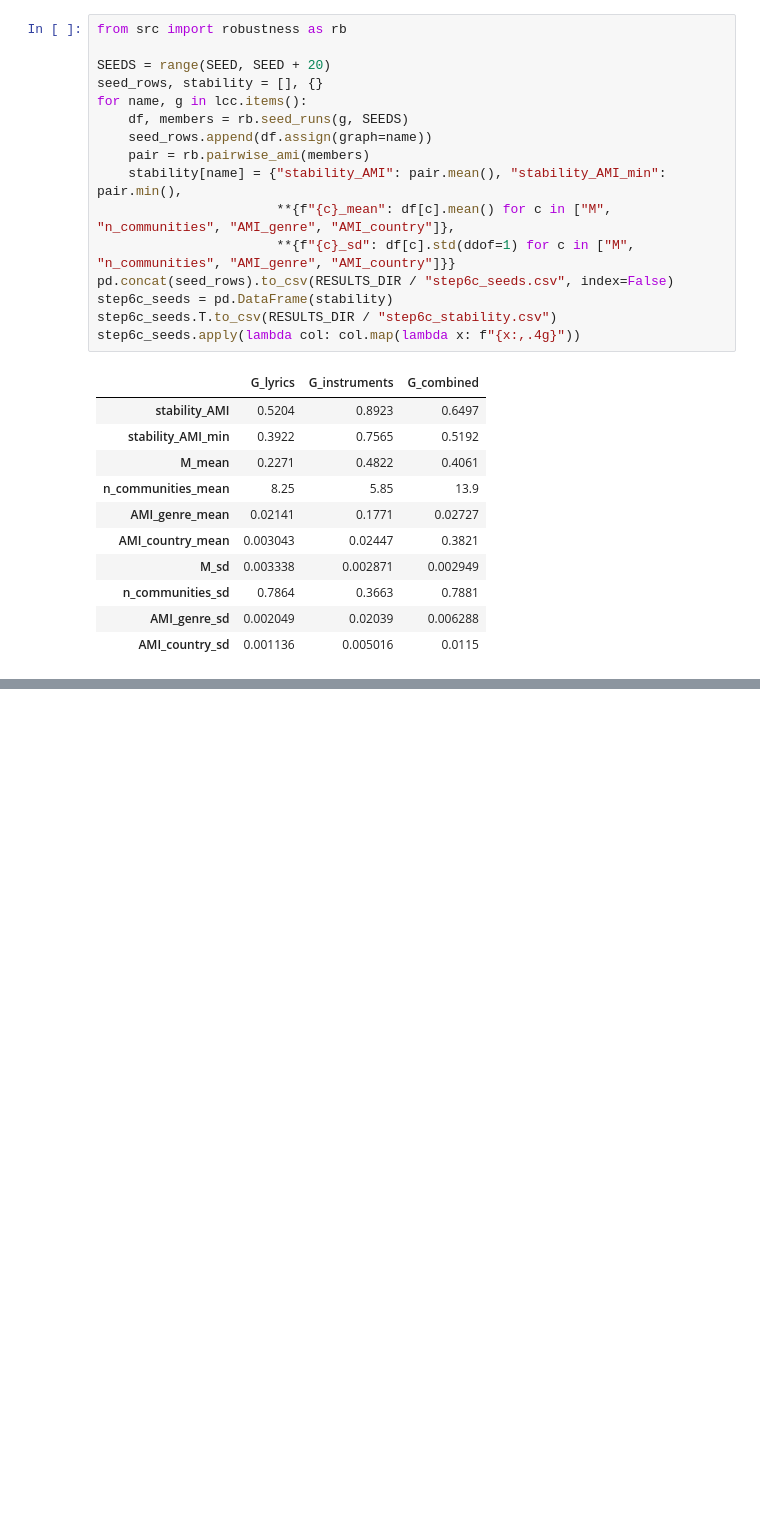
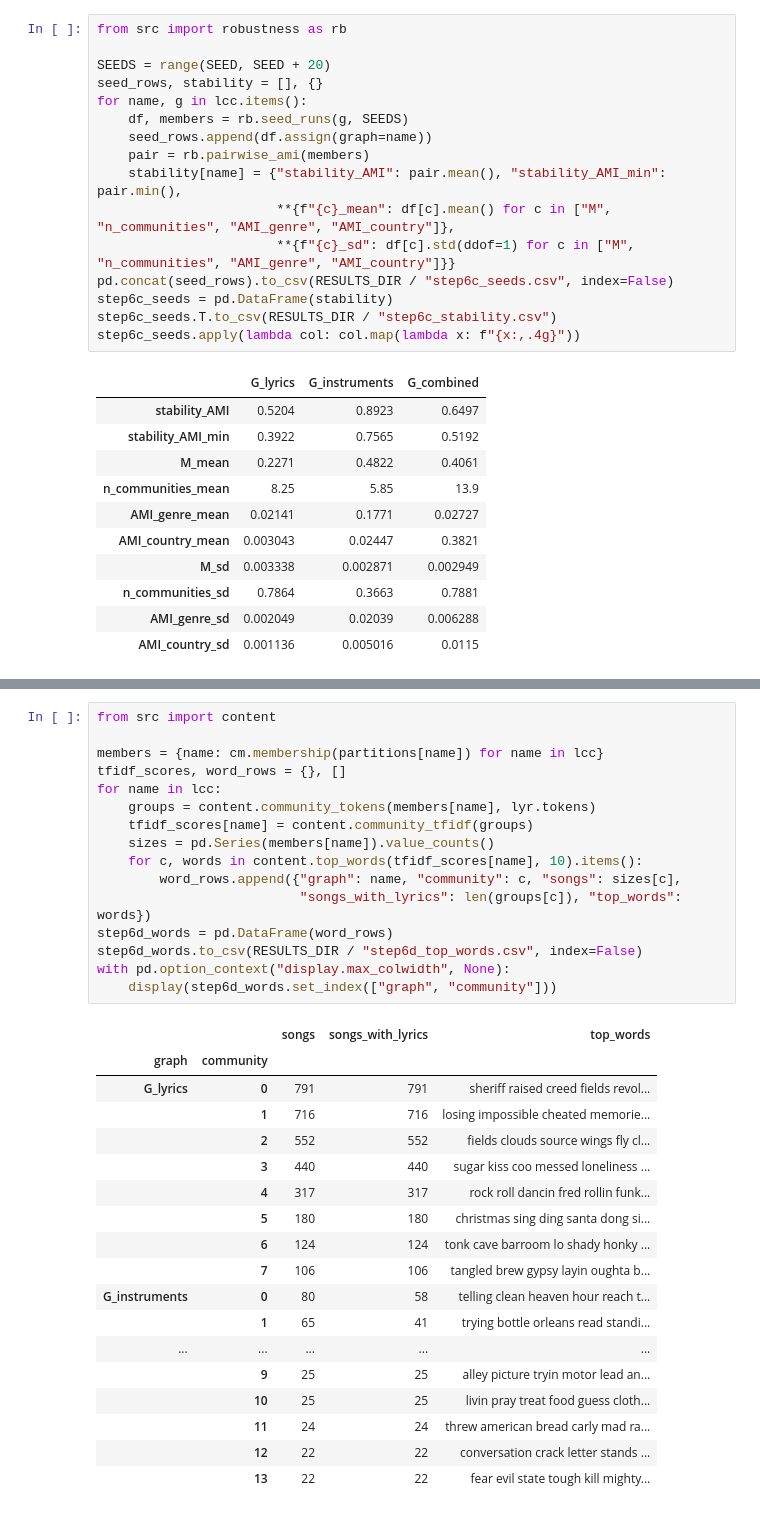
Before and after one commit to CRisager/SocialGraphs_FinalProject, a Jupyter notebook: notebooks/analysis.ipynb, the cells around one changed output, grey strips where cells are left out. Drawn from its saved outputs; the diff is of its cells as text; blank space fills up the shorter version.

```diff
--- a/notebooks/analysis.ipynb
+++ b/notebooks/analysis.ipynb
@@ -682,0 +691,35 @@ step6c_country.set_index("country_weight").apply(lambda col: col.map(lambda x: f
+# %%
+from src import content
+
+members = {name: cm.membership(partitions[name]) for name in lcc}
+tfidf_scores, word_rows = {}, []
+for name in lcc:
+    groups = content.community_tokens(members[name], lyr.tokens)
+    tfidf_scores[name] = content.community_tfidf(groups)
+    sizes = pd.Series(members[name]).value_counts()
+    for c, words in content.top_words(tfidf_scores[name], 10).items():
+        word_rows.append({"graph": name, "community": c, "songs": sizes[c],
+                          "songs_with_lyrics": len(groups[c]), "top_words": words})
+step6d_words = pd.DataFrame(word_rows)
+step6d_words.to_csv(RESULTS_DIR / "step6d_top_words.csv", index=False)
+with pd.option_context("display.max_colwidth", None):
+    display(step6d_words.set_index(["graph", "community"]))
+# %% [output]
+|  |  | songs | songs_with_lyrics | top_words |
+| graph | community |  |  |  |
+| G_lyrics | 0 | 791 | 791 | sheriff raised creed fields revol... |
+|  | 1 | 716 | 716 | losing impossible cheated memorie... |
+|  | 2 | 552 | 552 | fields clouds source wings fly cl... |
+|  | 3 | 440 | 440 | sugar kiss coo messed loneliness ... |
+|  | 4 | 317 | 317 | rock roll dancin fred rollin funk... |
+|  | 5 | 180 | 180 | christmas sing ding santa dong si... |
+|  | 6 | 124 | 124 | tonk cave barroom lo shady honky ... |
+|  | 7 | 106 | 106 | tangled brew gypsy layin oughta b... |
+| G_instruments | 0 | 80 | 58 | telling clean heaven hour reach t... |
+|  | 1 | 65 | 41 | trying bottle orleans read standi... |
+| ... | ... | ... | ... | ... |
+|  | 9 | 25 | 25 | alley picture tryin motor lead an... |
+|  | 10 | 25 | 25 | livin pray treat food guess cloth... |
+|  | 11 | 24 | 24 | threw american bread carly mad ra... |
+|  | 12 | 22 | 22 | conversation crack letter stands ... |
+|  | 13 | 22 | 22 | fear evil state tough kill mighty... |
```
Also changed, not shown: parts of 6 cells of this notebook, 16 other files.
